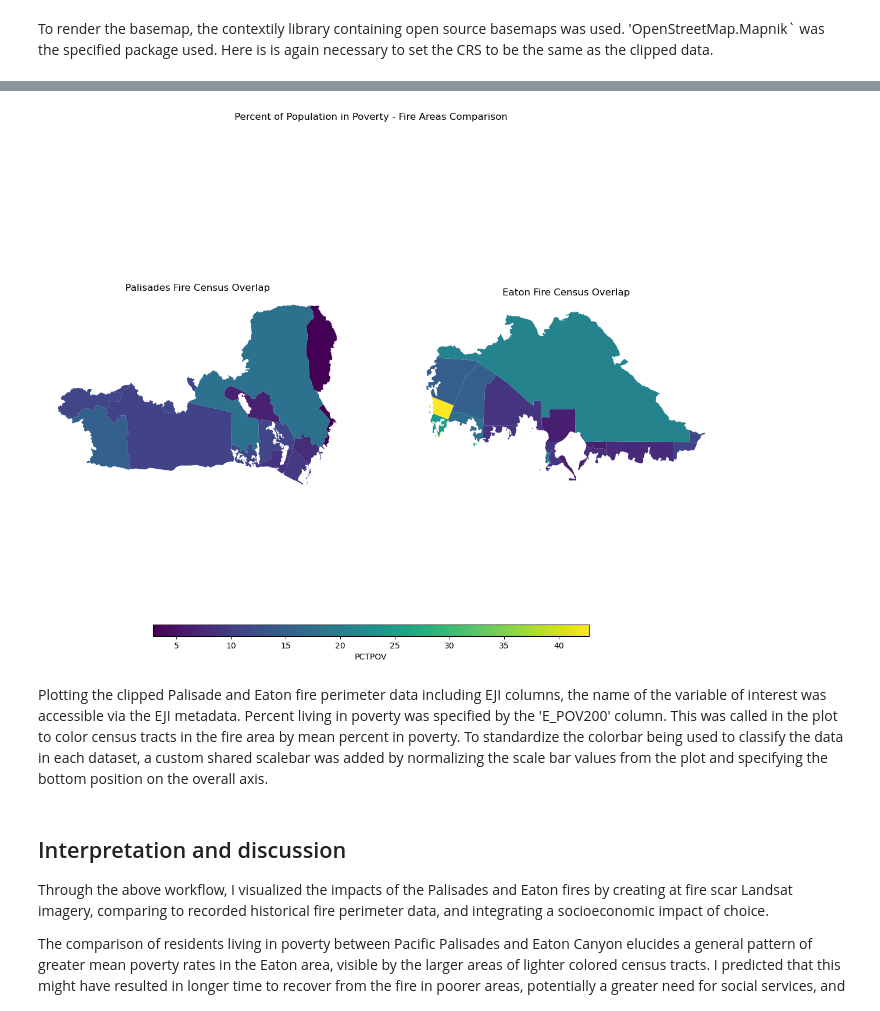
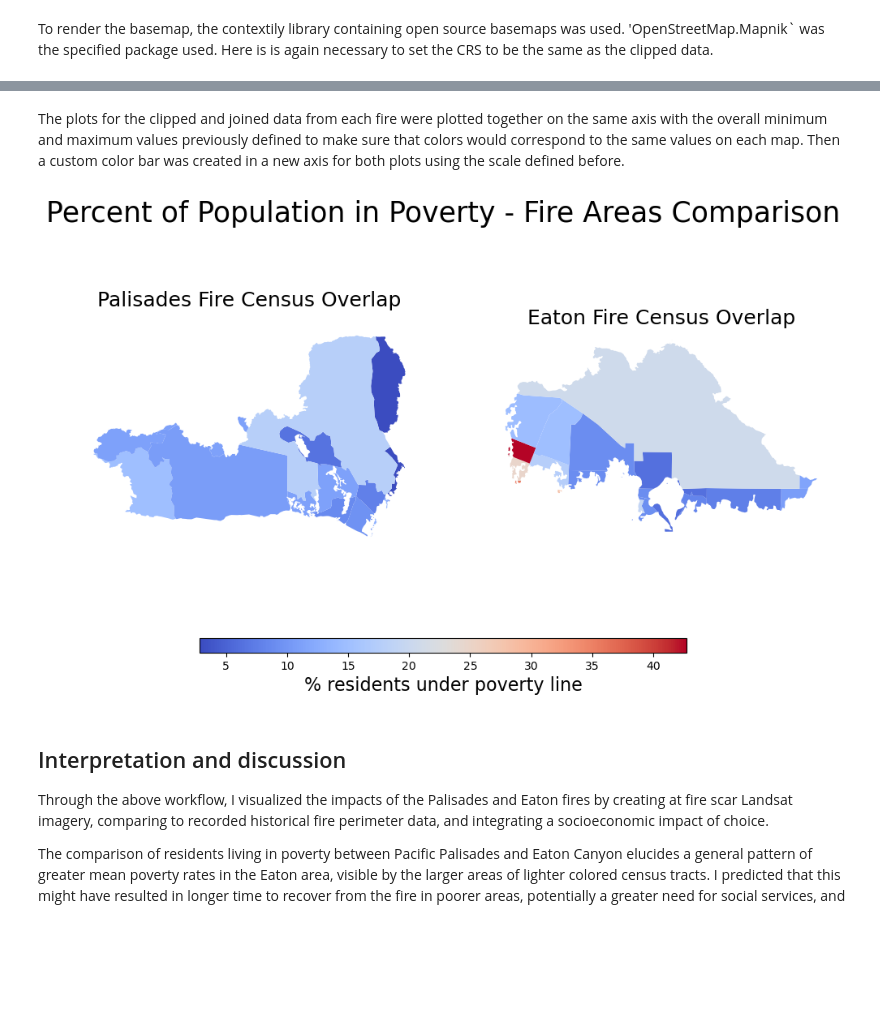
Before and after one commit to NatBonnet/NatBonnet.github.io, a Jupyter notebook: posts/la_fires/la_fires.ipynb, the cells around one changed output, grey strips where cells are left out. Saved outputs shown, nothing was run; the diff lists cells and outputs as text; code cells hidden in the pictures; blank space fills up the shorter version.

```diff
--- a/posts/la_fires/la_fires.ipynb
+++ b/posts/la_fires/la_fires.ipynb
@@ -51,7 +55,8 @@ import contextily as ctx
 from matplotlib_scalebar.scalebar import ScaleBar
 
 # Read in datasets
-landsat = xr.open_dataset('data/landsat8-2025-02-23-palisades-eaton.nc', engine='netcdf4')
+fp = os.path.join('data', 'landsat8-2025-02-23-palisades-eaton.nc')
+landsat = xr.open_dataset(fp, engine='netcdf4')
 
 fp = os.path.join('data', 'California_Historic_Fire_Perimeters_-247493000743518952', 'California_Fire_Perimeters_(1950+).shp')
 fires = gpd.read_file(fp)
@@ -59,8 +64,13 @@ fires = gpd.read_file(fp)
 fp= os.path.join('data', 'EJI_2024_United_States', 'EJI_2024_United_States.gdb')
 eji = gpd.read_file(fp)
 
+# Clean up column names in fire data
 fires.columns = fires.columns.str.lower()
+
+# Check the CRS of the fires data
 fires_crs = fires.crs
+
+# Subset to individual fire perimeters for Palisades and Eatons
 palisade_perimeter = fires[(fires['fire_name'] == 'PALISADES') & (fires['year_'] == 2025)]
 eaton_perimeter = fires[(fires['fire_name'] == 'EATON') & (fires['year_'] == 2025)]
 # %% [markdown]
@@ -255,47 +276,48 @@ Several variables contained by EJI 2024 data could be investigated as factors th
+# %% [markdown]
+The plots for the clipped and joined data from each fire were plotted together on the same axis with the overall minimum and maximum values previously defined to make sure that colors would correspond to the same values on each map. Then a custom color bar was created in a new axis for both plots using the scale defined before.
 # %%
-fig, (ax1, ax2) = plt.subplots(1, 2, figsize=(15, 10))
-
-# UPDATE WITH YOU EJI VARIABLE FROM STEP 1
-eji_variable = 'E_POV200'
-
-# Find common min/max for legend range
-vmin = min(palisade_clip[eji_variable].min(), eaton_clip[eji_variable].min())
-vmax = max(palisade_clip[eji_variable].max(), eaton_clip[eji_variable].max())
+# Initialize plot
+fig, (ax1, ax2) = plt.subplots(1, 2, figsize=(12, 6))
 
 # Plot census tracts within Palisades perimeter
 palisade_clip.plot(
     column= eji_variable,
+    cmap = 'coolwarm',
     vmin=vmin, vmax=vmax,
     legend=False,
-    ax=ax1,
-)
-ax1.set_title('Palisades Fire Census Overlap')
+    ax=ax1)
+
+# Add unique title for Palisades plot
+ax1.set_title('Palisades Fire Census Overlap', fontsize = 18)
 ax1.axis('off')
 
 # Plot census tracts within Eaton perimeter
 eaton_clip.plot(
     column=eji_variable,
+    cmap = 'coolwarm',
     vmin=vmin, vmax=vmax,
     legend=False,
-    ax=ax2,
-)
-ax2.set_title('Eaton Fire Census Overlap')
+    ax=ax2)
+
+# Add unqiue title for Eaton plot
+ax2.set_title('Eaton Fire Census Overlap', fontsize = 18)
 ax2.axis('off')
 
 # Add overall title
-fig.suptitle('Percent of Population in Poverty - Fire Areas Comparison')
+fig.suptitle('Percent of Population in Poverty - Fire Areas Comparison', fontsize = 25)
 
 # Add shared colorbar at the bottom
-sm = plt.cm.ScalarMappable(norm=plt.Normalize(vmin=vmin, vmax=vmax))
-cbar_ax = fig.add_axes([0.25, 0.08, 0.5, 0.02])  # [left, bottom, width, height]
+sm = plt.cm.ScalarMappable(norm=plt.Normalize(vmin=vmin, vmax=vmax), cmap = 'coolwarm')
+# [left, bottom, width, height]
+cbar_ax = fig.add_axes([0.25, 0.05, 0.5, 0.03])
+# Set the position of the custom color bar
 cbar = fig.colorbar(sm, cax=cbar_ax, orientation='horizontal')
-cbar.set_label('PCTPOV')
+# Label the color bar itself
+cbar.set_label('% residents under poverty line', fontsize = 16)
 
 plt.show()
 # %% [output]
-[figure, old version]
+[figure, new version]
-# %% [markdown]
-Plotting the clipped Palisade and Eaton fire perimeter data including EJI columns, the name of the variable of interest was accessible via the EJI metadata. Percent living in poverty was specified by the 'E_POV200' column. This was called in the plot to color census tracts in the fire area by mean percent in poverty. To standardize the colorbar being used to classify the data in each dataset, a custom shared scalebar was added by normalizing the scale bar values from the plot and specifying the bottom position on the overall axis.
 # %% [markdown]
 ## Interpretation and discussion
 Through the above workflow, I visualized the impacts of the Palisades and Eaton fires by creating at fire scar Landsat imagery, comparing to recorded historical fire perimeter data, and integrating a socioeconomic impact of choice.
```
Also changed, not shown: parts of 10 cells of this notebook, 12 other files.
